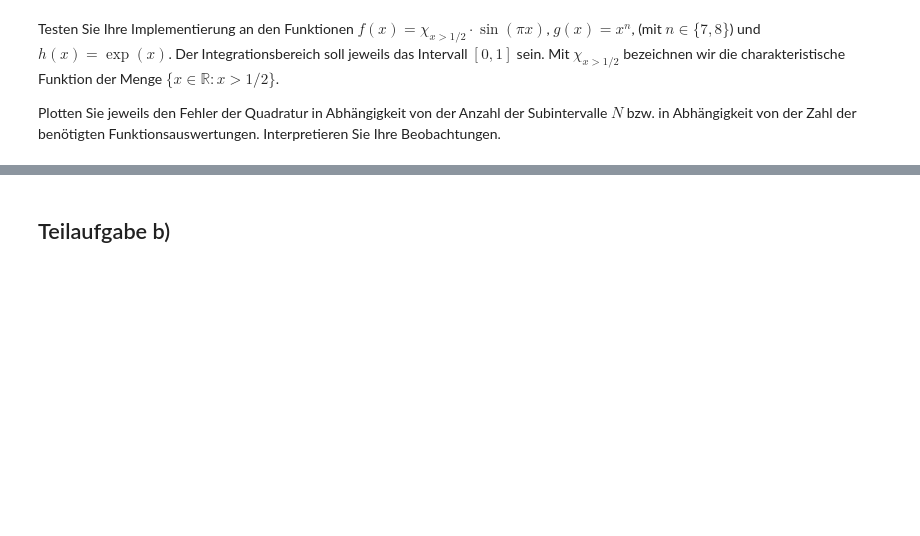
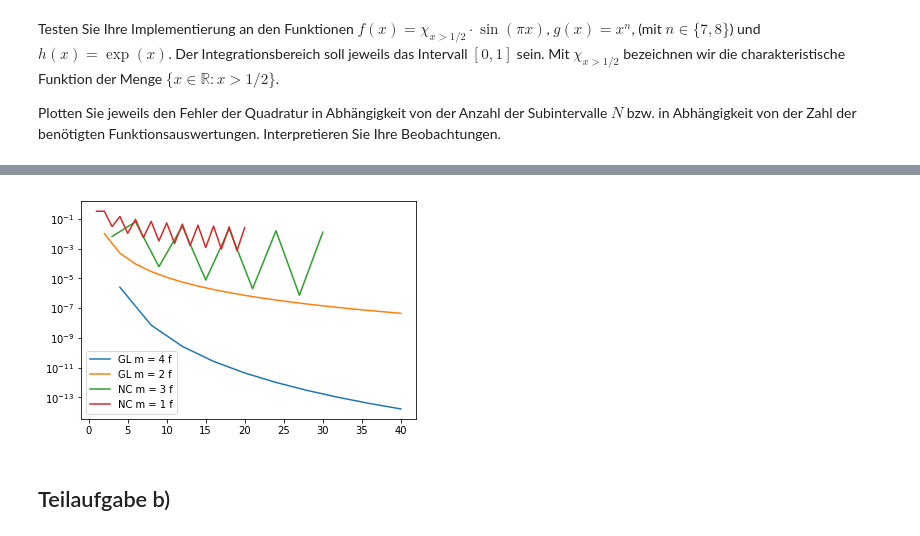
Before and after one commit to RGiga4/Numerik-101, a Jupyter notebook: ProgrammieraufgabeV.ipynb, the cells around one changed output, grey strips where cells are left out. Cells and saved outputs as stored; diff of their text form; code cells hidden in the pictures; blank space fills up the shorter version.

```diff
--- a/ProgrammieraufgabeV.ipynb
+++ b/ProgrammieraufgabeV.ipynb
@@ -97,3 +81,40 @@ array([-0.86113631, -0.33998104,  0.33998104,  0.86113631])
+# %%
+def f(x):
+    if(x>0.5):return np.sin(np.pi*x)
+    return 0
+#print(Integrator(f,0,1,5,New_Cot_xi,New_Cot_wi,3))
+#print(New_Cot_wi(0,1,2,3))
+#print(New_Cot_xi(0,1,2,3))
+#print(Gaus_Leg_wi(0,1,2,4))
+#print(Gaus_Leg_xi(0,1,2,4))
+#print(Integrator(f,0,1,2,Gaus_Leg_xi,Gaus_Leg_wi,4))
+# %%
+x_star = (1+np.cos(np.pi*0.5))/np.pi
+x = [np.abs(Integrator(f,0,1,n,Gaus_Leg_xi,Gaus_Leg_wi,4)-x_star) for n in range(1,11)]
+lin = [4*n for n in range(1,11)]
+
+plt.semilogy(lin, x, label = 'GL m = 4 f')
+
+x = [np.abs(Integrator(f,0,1,n,Gaus_Leg_xi,Gaus_Leg_wi,2)-x_star) for n in range(1,21)]
+lin = [2*n for n in range(1,21)]
+
+plt.semilogy(lin, x, label = 'GL m = 2 f')
+
+x = [np.abs(Integrator(f,0,1,n,New_Cot_xi,New_Cot_wi,3)-x_star) for n in range(1,11)]
+lin = [3*n for n in range(1,11)]
+
+plt.semilogy(lin, x, label = 'NC m = 3 f')
+
+x = [np.abs(Integrator(f,0,1,n,New_Cot_xi,New_Cot_wi,1)-x_star) for n in range(1,21)]
+lin = [1*n for n in range(1,21)]
+
+plt.semilogy(lin, x, label = 'NC m = 1 f')
+
+plt.legend()
+plt.show()
+plt.close()
+# %% [output]
+[figure, added]
 # %% [markdown]
 ## Teilaufgabe b)
 # %% [markdown]
```
Also changed, not shown: parts of 2 cells of this notebook.
